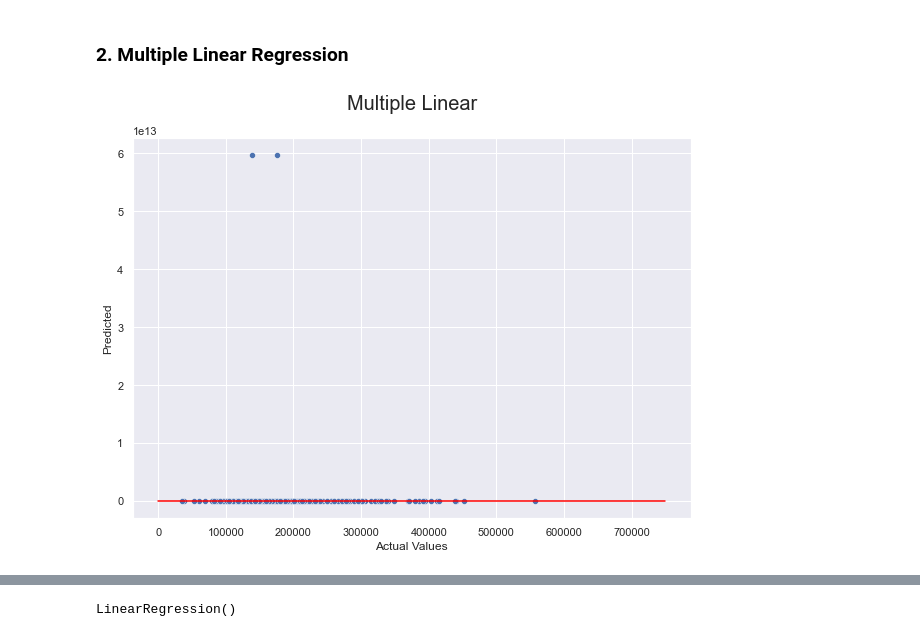
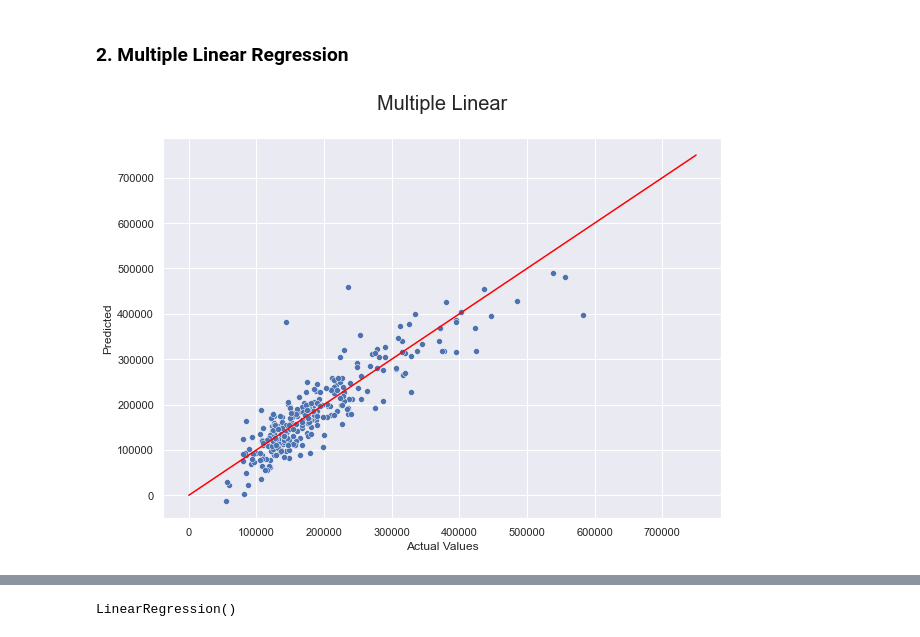
Before and after one commit to AmoghPradeep/house-price-prediction, a Jupyter notebook: main.ipynb, the cells around one changed output, grey strips where cells are left out. Saved outputs shown, nothing was run; the diff lists cells and outputs as text; code cells hidden in the pictures.

```diff
--- a/main.ipynb
+++ b/main.ipynb
@@ -229,4 +229,5 @@ train_df.drop(columns = "SalePrice", inplace = True)
 df = pd.concat([train_df, test_df])
 print("Combined Dimensions are {}".format(df.shape))
 print("y_train dimensions are {}".format(y_train.shape))
+df['TotalSF'] = df['TotalBsmtSF'] + df['1stFlrSF'] + df['2ndFlrSF']
 # %% [output]
@@ -261,10 +262,6 @@ missing_data.head(20)
 - **Step 1** : Data description says that with these columns "na" actually means that the given feature is not present in the house. <br> This means that the data is not missing, the feature is.
 # %%
 # replacing na with appropriate values where na doesn't mean "data not available"
-df["PoolQC"] = df["PoolQC"].fillna("None") # na means no pool
-df["MiscFeature"] = df["MiscFeature"].fillna("None") # na means no misc feature
-df["Alley"] = df["Alley"].fillna("None") # na means no misc feature
-df["Fence"] = df["Fence"].fillna("None") # na means no fence
 df["FireplaceQu"] = df["FireplaceQu"].fillna("None") # na means no fireplace
 # %% [markdown]
 - **Step 2** : Dealing with all garage features.
@@ -278,7 +275,7 @@ for col in ('GarageArea', 'GarageCars'):
 - **Step 3** : Dealing with all basement features.
 # %%
 # replacing values for homes without basements.
-for col in ('BsmtQual', 'BsmtCond', 'BsmtExposure', 'BsmtFinType1', 'BsmtFinType2'):
+for col in ('BsmtQual','BsmtExposure', 'BsmtFinType1'):
     df[col] = df[col].fillna('None')
 for col in ('BsmtFinSF1', 'TotalBsmtSF'):
     df[col] = df[col].fillna(0)
@@ -327,6 +324,4 @@ for c in cols:
 
 # shape
 print('Shape all_data: {}'.format(df.shape))
-# Adding total sq-footage feature
-df['TotalSF'] = df['TotalBsmtSF'] + df['1stFlrSF']
 # %% [output]
@@ -600,9 +558,9 @@ model_results.tail(1)
 from sklearn import linear_model
 lin_reg = linear_model.LinearRegression()
 # %%
-fit_predict(lin_reg, "Multiple Linear")
+pred = fit_predict(lin_reg, "Multiple Linear")
 # %% [output]
-[figure, old version]
+[figure, new version]
 # %%
 model_results.tail(1)
 # %% [output]
```
Also changed, not shown: parts of 44 cells of this notebook.
